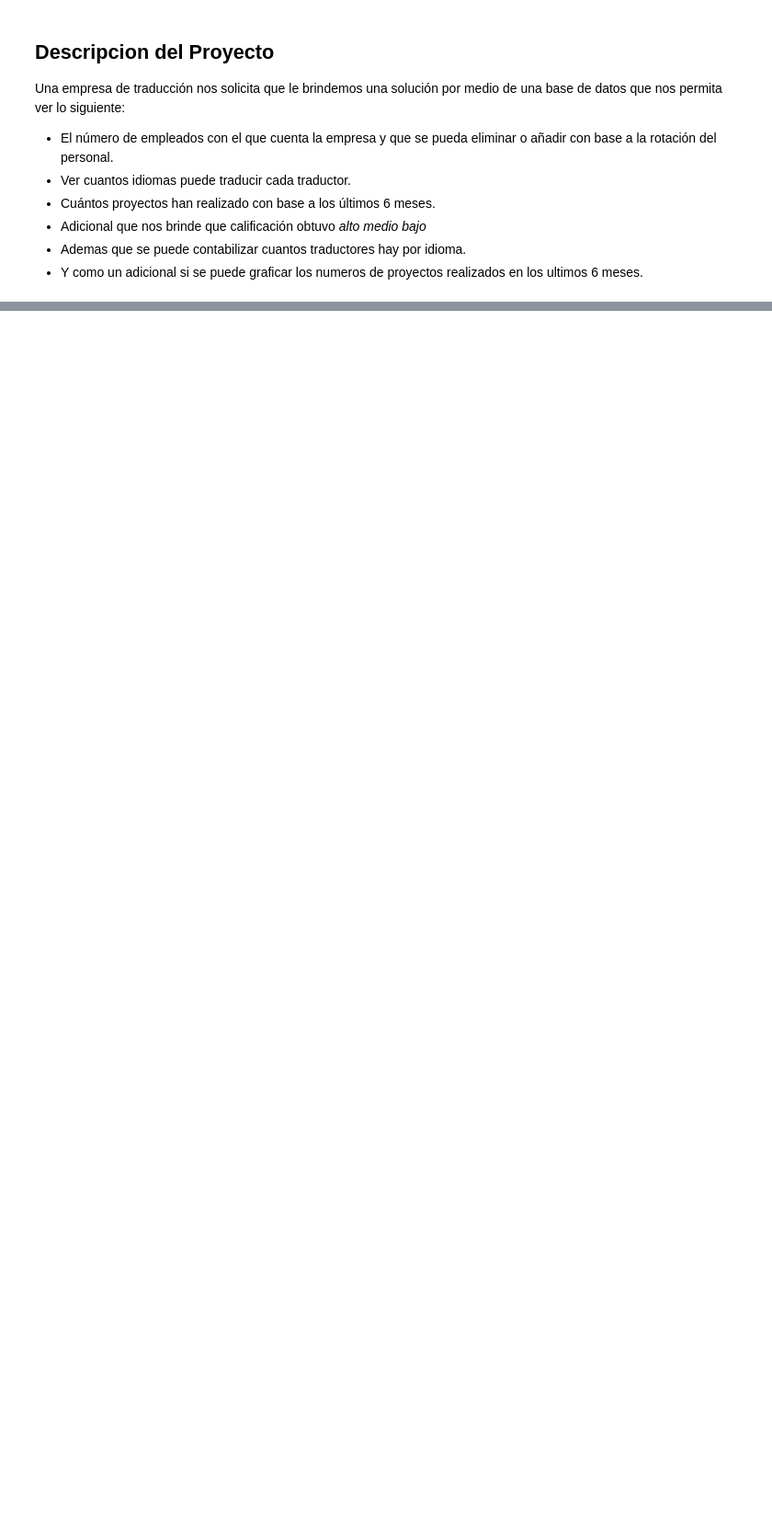
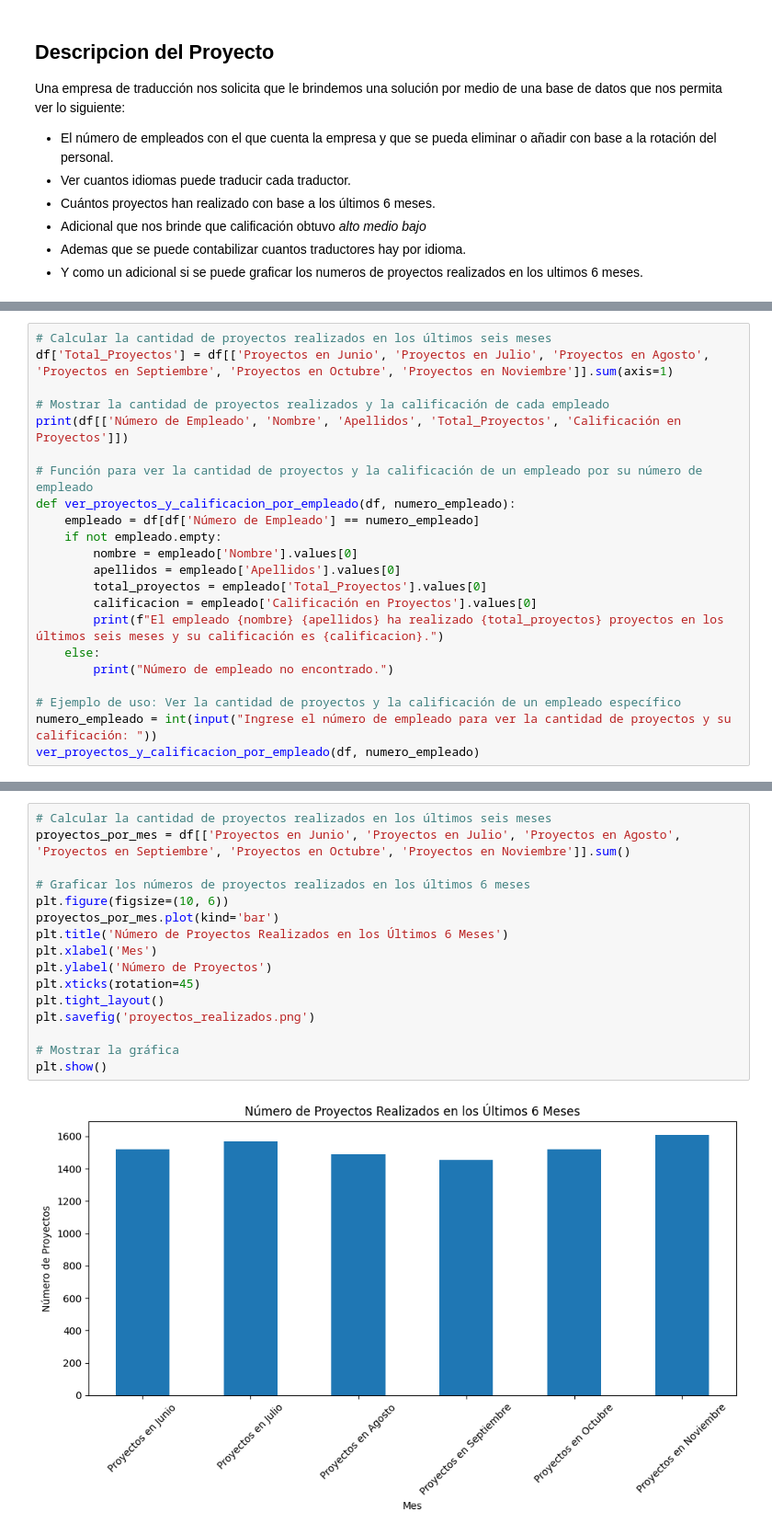
Before and after one commit to Sangie11/Proyecto-final-Fundamentos-de-Python, a Jupyter notebook: Main/Proyecto_Final.ipynb, the cells around one changed output, grey strips where cells are left out. Shown: that part at 92% size. Drawn from its saved outputs; the diff is of its cells as text; blank space fills up the shorter version.

```diff
--- a/Main/Proyecto_Final.ipynb
+++ b/Main/Proyecto_Final.ipynb
@@ -24,0 +170,22 @@ df.head()
+# %%
+# Calcular la cantidad de proyectos realizados en los últimos seis meses
+df['Total_Proyectos'] = df[['Proyectos en Junio', 'Proyectos en Julio', 'Proyectos en Agosto', 'Proyectos en Septiembre', 'Proyectos en Octubre', 'Proyectos en Noviembre']].sum(axis=1)
+
+# Mostrar la cantidad de proyectos realizados y la calificación de cada empleado
+print(df[['Número de Empleado', 'Nombre', 'Apellidos', 'Total_Proyectos', 'Calificación en Proyectos']])
+
+# Función para ver la cantidad de proyectos y la calificación de un empleado por su número de empleado
+def ver_proyectos_y_calificacion_por_empleado(df, numero_empleado):
+    empleado = df[df['Número de Empleado'] == numero_empleado]
+    if not empleado.empty:
+        nombre = empleado['Nombre'].values[0]
+        apellidos = empleado['Apellidos'].values[0]
+        total_proyectos = empleado['Total_Proyectos'].values[0]
+        calificacion = empleado['Calificación en Proyectos'].values[0]
+        print(f"El empleado {nombre} {apellidos} ha realizado {total_proyectos} proyectos en los últimos seis meses y su calificación es {calificacion}.")
+    else:
+        print("Número de empleado no encontrado.")
+
+# Ejemplo de uso: Ver la cantidad de proyectos y la calificación de un empleado específico
+numero_empleado = int(input("Ingrese el número de empleado para ver la cantidad de proyectos y su calificación: "))
+ver_proyectos_y_calificacion_por_empleado(df, numero_empleado)
@@ -24,0 +243,18 @@ df.head()
+# %%
+# Calcular la cantidad de proyectos realizados en los últimos seis meses
+proyectos_por_mes = df[['Proyectos en Junio', 'Proyectos en Julio', 'Proyectos en Agosto', 'Proyectos en Septiembre', 'Proyectos en Octubre', 'Proyectos en Noviembre']].sum()
+
+# Graficar los números de proyectos realizados en los últimos 6 meses
+plt.figure(figsize=(10, 6))
+proyectos_por_mes.plot(kind='bar')
+plt.title('Número de Proyectos Realizados en los Últimos 6 Meses')
+plt.xlabel('Mes')
+plt.ylabel('Número de Proyectos')
+plt.xticks(rotation=45)
+plt.tight_layout()
+plt.savefig('proyectos_realizados.png')
+
+# Mostrar la gráfica
+plt.show()
+# %% [output]
+[figure, added]
```
Also changed, not shown: parts of 12 cells of this notebook, 1 other file.
